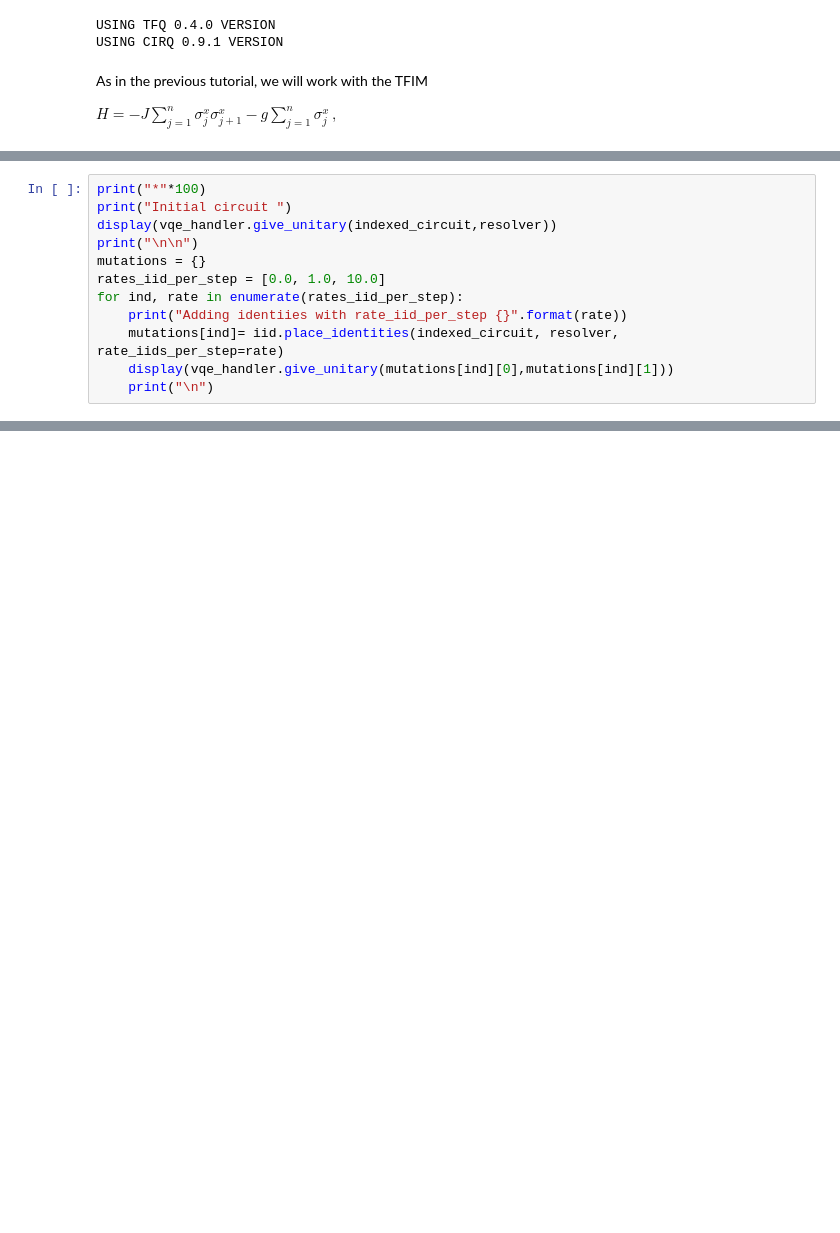
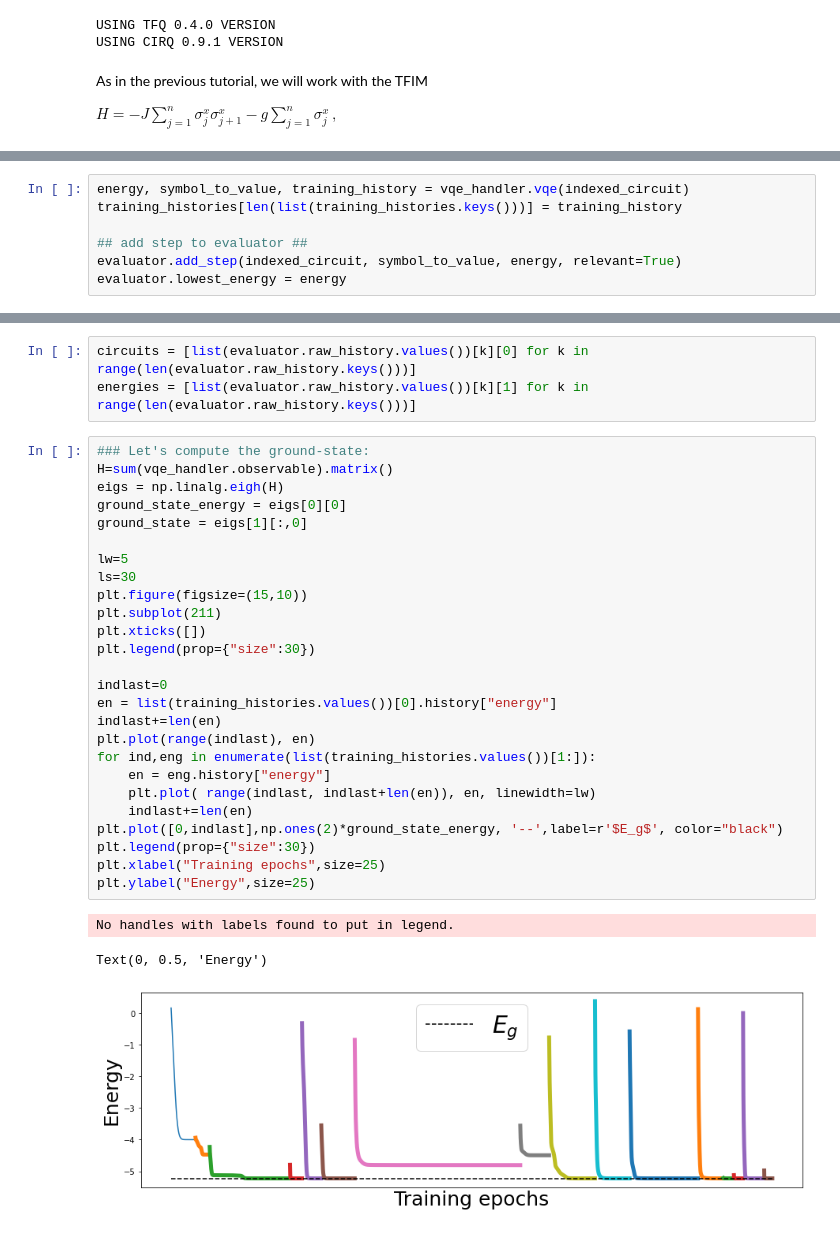
Before and after one commit to matibilkis/qvans, a Jupyter notebook: tutorials/2_VANs_loop.ipynb, the cells around one changed output, grey strips where cells are left out. Saved outputs shown, nothing was run; the diff lists cells and outputs as text; blank space fills up the shorter version.

```diff
--- a/tutorials/2_VANs_loop.ipynb
+++ b/tutorials/2_VANs_loop.ipynb
@@ -133,12 +28,0 @@ First, we can choose the probability of appending more than one identity resolut
-# %%
-print("*"*100)
-print("Initial circuit ")
-display(vqe_handler.give_unitary(indexed_circuit,resolver))
-print("\n\n")
-mutations = {}
-rates_iid_per_step = [0.0, 1.0, 10.0]
-for ind, rate in enumerate(rates_iid_per_step):
-    print("Adding identiies with rate_iid_per_step {}".format(rate))
-    mutations[ind]= iid.place_identities(indexed_circuit, resolver, rate_iids_per_step=rate)
-    display(vqe_handler.give_unitary(mutations[ind][0],mutations[ind][1]))
-    print("\n")
@@ -453,0 +86,7 @@ Vale! we have now see how the basic mechanisms of VANs work and can be implement
+# %%
+energy, symbol_to_value, training_history = vqe_handler.vqe(indexed_circuit)
+training_histories[len(list(training_histories.keys()))] = training_history
+
+## add step to evaluator ##
+evaluator.add_step(indexed_circuit, symbol_to_value, energy, relevant=True)
+evaluator.lowest_energy = energy
@@ -453,0 +147,33 @@ Vale! we have now see how the basic mechanisms of VANs work and can be implement
+# %%
+circuits = [list(evaluator.raw_history.values())[k][0] for k in range(len(evaluator.raw_history.keys()))]
+energies = [list(evaluator.raw_history.values())[k][1] for k in range(len(evaluator.raw_history.keys()))]
+# %%
+### Let's compute the ground-state:
+H=sum(vqe_handler.observable).matrix()
+eigs = np.linalg.eigh(H)
+ground_state_energy = eigs[0][0]
+ground_state = eigs[1][:,0]
+
+lw=5
+ls=30
+plt.figure(figsize=(15,10))
+plt.subplot(211)
+plt.xticks([])
+plt.legend(prop={"size":30})
+
+indlast=0
+en = list(training_histories.values())[0].history["energy"]
+indlast+=len(en)
+plt.plot(range(indlast), en)
+for ind,eng in enumerate(list(training_histories.values())[1:]):
+    en = eng.history["energy"]
+    plt.plot( range(indlast, indlast+len(en)), en, linewidth=lw)
+    indlast+=len(en)
+plt.plot([0,indlast],np.ones(2)*ground_state_energy, '--',label=r'$E_g$', color="black")
+plt.legend(prop={"size":30})
+plt.xlabel("Training epochs",size=25)
+plt.ylabel("Energy",size=25)
+# %% [output]
+No handles with labels found to put in legend.
+Text(0, 0.5, 'Energy')
+[figure, added]
```
Also changed, not shown: parts of 40 cells of this notebook, 8 other files.
